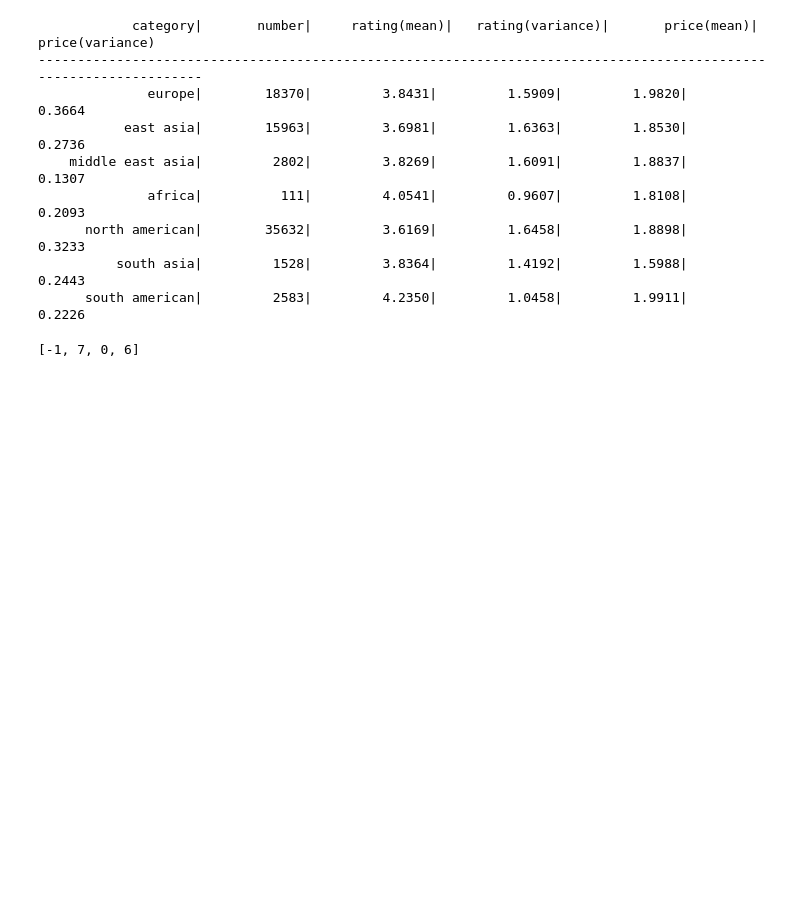
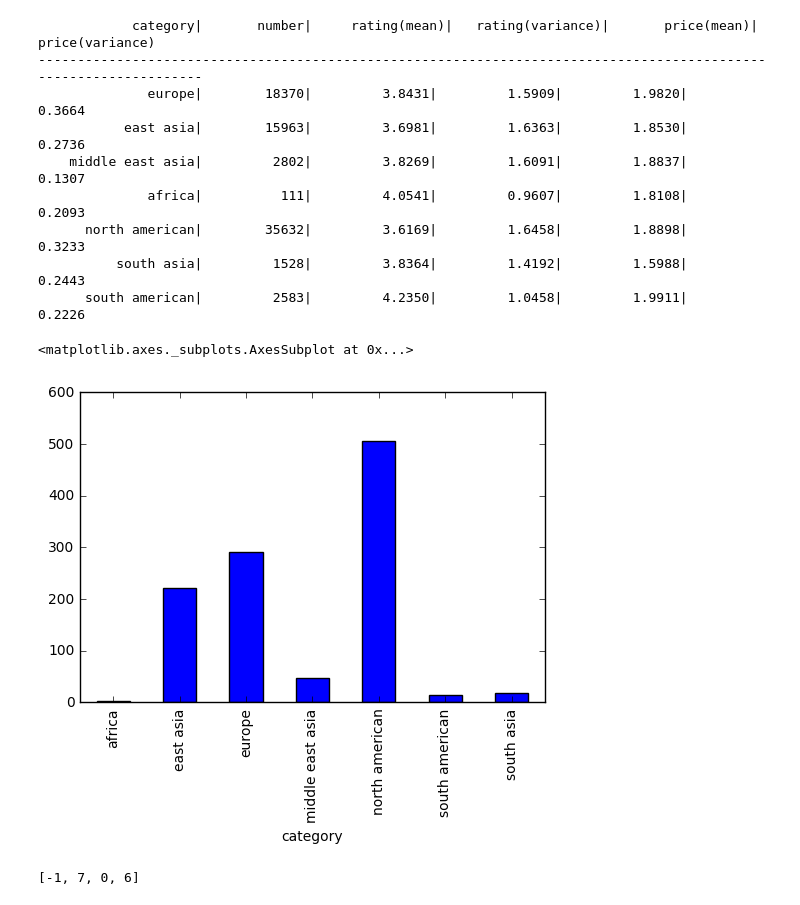
Before and after one commit to atrdjuneChen/YelpAnalysis, a Jupyter notebook: yelp_analysis.ipynb, the cells around one changed output. Drawn from its saved outputs; the diff is of its cells as text; code cells hidden in the pictures; blank space fills up the shorter version.

```diff
--- a/yelp_analysis.ipynb
+++ b/yelp_analysis.ipynb
@@ -371,6 +403,11 @@ for name in processed_category.keys():
       north american|        35632|         3.6169|         1.6458|         1.8898|         0.3233
           south asia|         1528|         3.8364|         1.4192|         1.5988|         0.2443
       south american|         2583|         4.2350|         1.0458|         1.9911|         0.2226
+# %%
+df_categorized.groupby(by = 'category')['restaurant'].apply(lambda x: len(x.unique())).plot(kind = 'bar')
+# %% [output]
+<matplotlib.axes._subplots.AxesSubplot at 0x...>
+[figure, added]
 # %%
 df_categorized.groupby(by = 'category')['rating', 'price_range'].mean().plot(kind = 'bar').axis([-1, 7, 0, 6])
 # %% [output]
```
Also changed, not shown: parts of 17 cells of this notebook.
